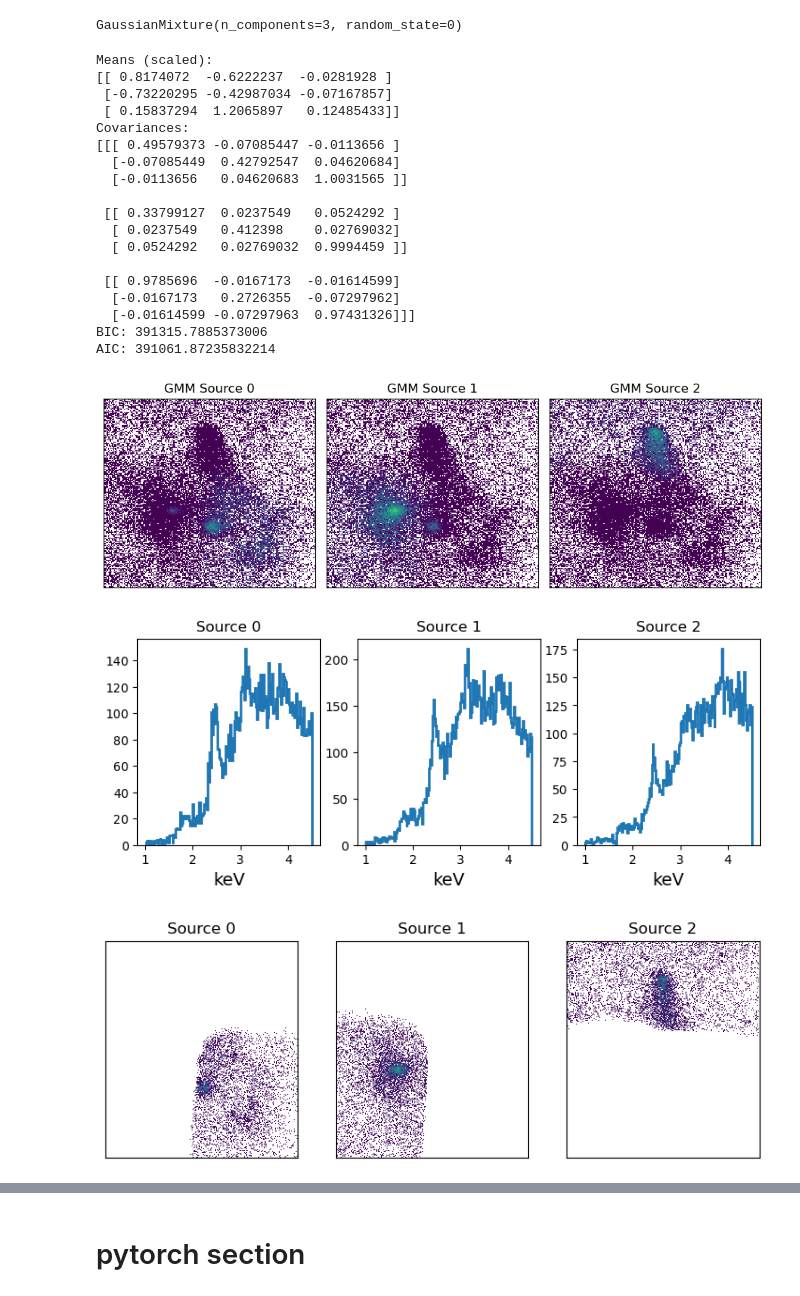
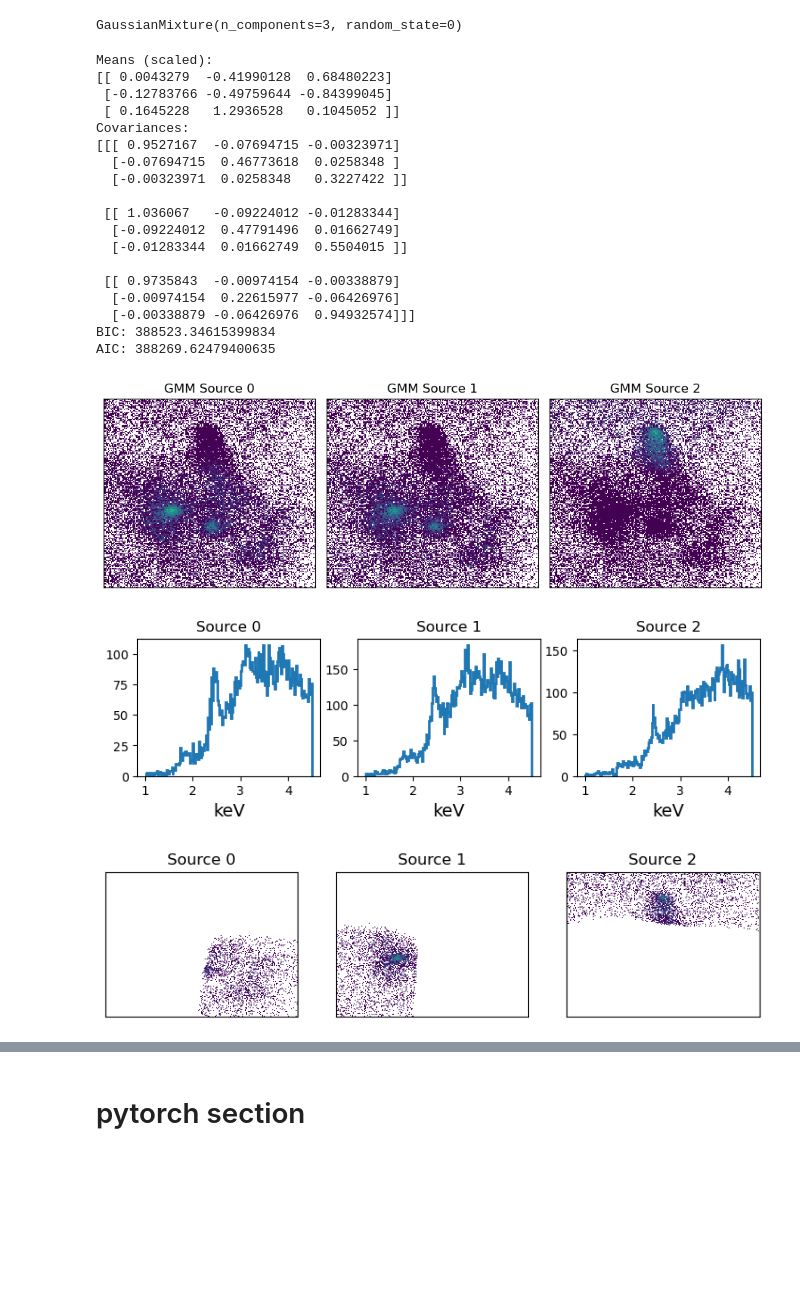
Before and after one commit to star-skelly/dogs_source_separation, a Jupyter notebook: try_pytorch.ipynb, the cells around one changed output, grey strips where cells are left out. Drawn from its saved outputs; the diff is of its cells as text; code cells hidden in the pictures; blank space fills up the shorter version.

```diff
--- a/try_pytorch.ipynb
+++ b/try_pytorch.ipynb
@@ -39,3 +41,10 @@ plt.colorbar()
 # %% [output]
 <matplotlib.colorbar.Colorbar at 0x...>
 [figure]
+# %%
+## Get initital values for A and S
+EMIN = 1500
+EMAX = 4500
+low_e_subset = df[(df['x'] > XMIN) & (df['x'] < XMAX) & \
+            (df['y'] > YMIN) & (df['y'] < YMAX) & \
+            (df['energy'] > EMIN) & (df['energy'] < EMAX)]
@@ -98,10 +111,4 @@ torch.Size([100, 102, 104])
 # %%
-## Get initital values for A and S
-EMIN = 1000
-EMAX = 4500
-low_e_subset = df[(df['x'] > XMIN) & (df['x'] < XMAX) & \
-            (df['y'] > YMIN) & (df['y'] < YMAX) & \
-            (df['energy'] > EMIN) & (df['energy'] < EMAX)]
 
 std_scaler = StandardScaler()
 scaled_df = std_scaler.fit_transform(low_e_subset[['x', 'y', 'energy']])
@@ -292,23 +299,23 @@ print("BIC:", gmm.bic(scaled_df))
 print("AIC:", gmm.aic(scaled_df))
 # %% [output]
 Means (scaled):
-[[ 0.8174072  -0.6222237  -0.0281928 ]
- [-0.73220295 -0.42987034 -0.07167857]
- [ 0.15837294  1.2065897   0.12485433]]
+[[ 0.0043279  -0.41990128  0.68480223]
+ [-0.12783766 -0.49759644 -0.84399045]
+ [ 0.1645228   1.2936528   0.1045052 ]]
 Covariances:
-[[[ 0.49579373 -0.07085447 -0.0113656 ]
-  [-0.07085449  0.42792547  0.04620684]
-  [-0.0113656   0.04620683  1.0031565 ]]
+[[[ 0.9527167  -0.07694715 -0.00323971]
+  [-0.07694715  0.46773618  0.0258348 ]
+  [-0.00323971  0.0258348   0.3227422 ]]
 
- [[ 0.33799127  0.0237549   0.0524292 ]
-  [ 0.0237549   0.412398    0.02769032]
-  [ 0.0524292   0.02769032  0.9994459 ]]
+ [[ 1.036067   -0.09224012 -0.01283344]
+  [-0.09224012  0.47791496  0.01662749]
+  [-0.01283344  0.01662749  0.5504015 ]]
 
- [[ 0.9785696  -0.0167173  -0.01614599]
-  [-0.0167173   0.2726355  -0.07297962]
-  [-0.01614599 -0.07297963  0.97431326]]]
-BIC: 391315.7885373006
-AIC: 391061.87235832214
+ [[ 0.9735843  -0.00974154 -0.00338879]
+  [-0.00974154  0.22615977 -0.06426976]
+  [-0.00338879 -0.06426976  0.94932574]]]
+BIC: 388523.34615399834
+AIC: 388269.62479400635
 # %%
 VMIN = 1.0
 VMAX = 1e2
@@ -336,40 +343,40 @@ for i in range(NCOMP):
 
 plt.tight_layout()
 # %% [output]
-[figure, old version]
+[figure, new version]
 # %%
-plt.figure(figsize=(3*NCOMP, 3))
+plt.figure(figsize=(3*NCOMP, 2))
 spec_hist = np.zeros((NCOMP, 200))
 
 sources_gmm = []
 for i in range(NCOMP):
-    mask = probs[:, i] > 0.5
+    mask = probs[:, i] > 0.7
     sources_gmm.append(low_e_subset[mask])
 
 for i, source in enumerate(sources_gmm):
     ax = plt.subplot(100 + 10*NCOMP + i + 1)
     spec_hist[i], _ = np.histogram(
         low_e_subset['energy'],
         bins=200,
         range=(EMIN, EMAX),
         weights=probs[:, i]
     )
     _ = ax.hist(source['energy']/1.e3, bins=200, histtype='step', lw=2)
     ax.set_title(f'Source {i}')
     ax.set_xlabel('keV', size=14)
 
-fig = plt.figure(figsize=(3*NCOMP, 3))
+fig = plt.figure(figsize=(3*NCOMP, 2))
 for i, source in enumerate(sources_gmm):
     ax = plt.subplot(100 + 10*NCOMP + i + 1)
     _ = ax.hist2d(source['x'], source['y'], bins=200, cmap='viridis', norm=LogNorm(vmin=VMIN, vmax=VMAX))
     ax.set_title(f'Source {i}')
     ax.set_xlim(XMIN, XMAX)
     ax.set_ylim(YMIN, YMAX)
     ax.xaxis.set_visible(False)
     ax.yaxis.set_visible(False)
 # %% [output]
-[figure, old version]
+[figure, new version]
-[figure, old version]
+[figure, new version]
 # %%
 # Load in blank sky
 hdul = fits.open("6639_c2.fits")
```
Also changed, not shown: parts of 13 cells of this notebook.
